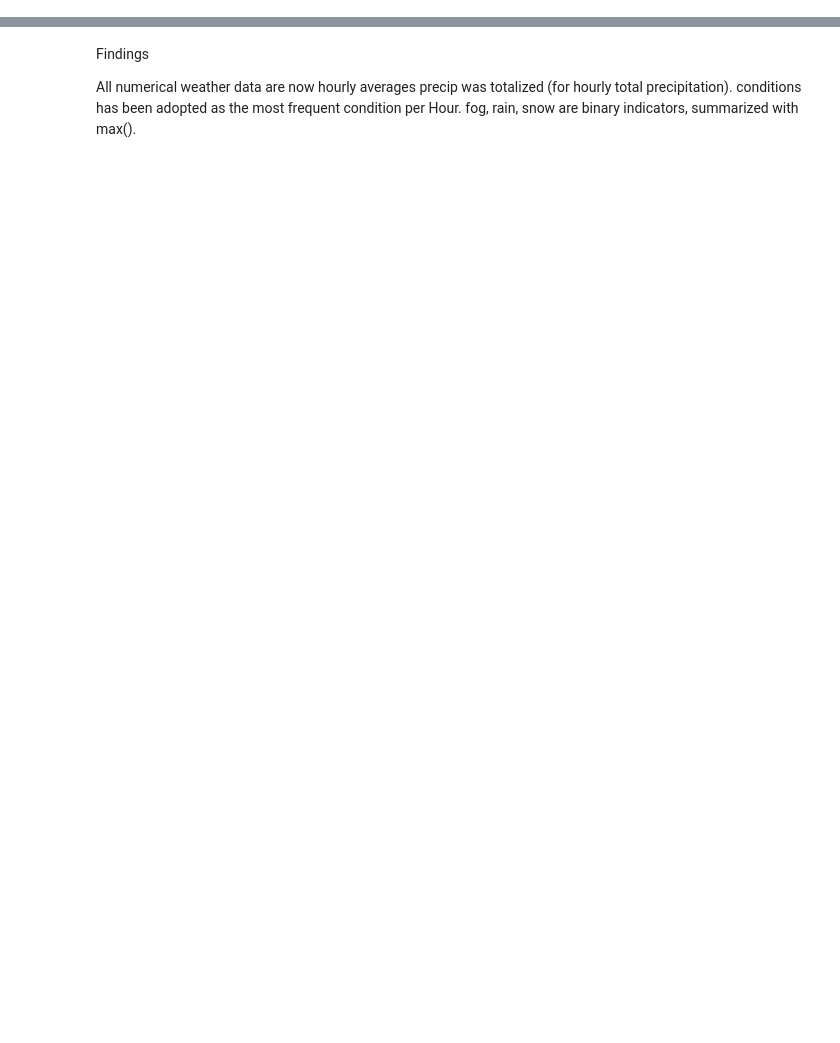
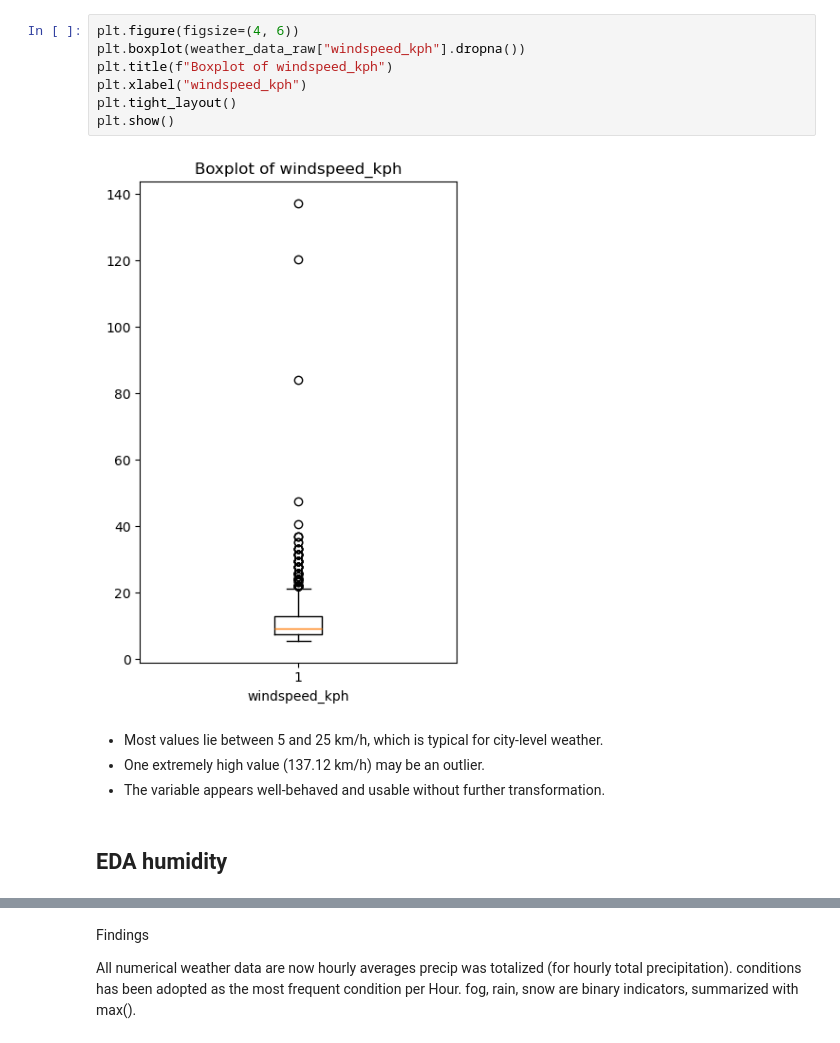
Before and after one commit to Wendo99/NYC-Taxi-Trip-Duration, a Jupyter notebook: weather.ipynb, the cells around one changed output, grey strips where cells are left out. Saved outputs shown, nothing was run; the diff lists cells and outputs as text; blank space fills up the shorter version.

```diff
--- a/weather.ipynb
+++ b/weather.ipynb
@@ -337,0 +361,15 @@ weather_date_time_hour.head()
+# %%
+plt.figure(figsize=(4, 6))
+plt.boxplot(weather_data_raw["windspeed_kph"].dropna())
+plt.title(f"Boxplot of windspeed_kph")
+plt.xlabel("windspeed_kph")
+plt.tight_layout()
+plt.show()
+# %% [output]
+[figure, added]
+# %% [markdown]
+- Most values lie between 5 and 25 km/h, which is typical for city-level weather.
+- One extremely high value (137.12 km/h) may be an outlier.
+- The variable appears well-behaved and usable without further transformation.
+# %% [markdown]
+## EDA humidity
```
Also changed, not shown: parts of 133 cells of this notebook, 1 other file.
